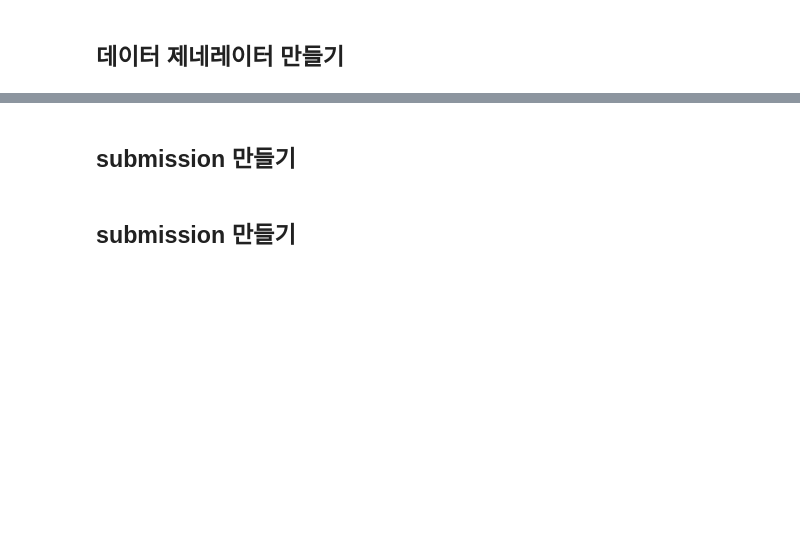
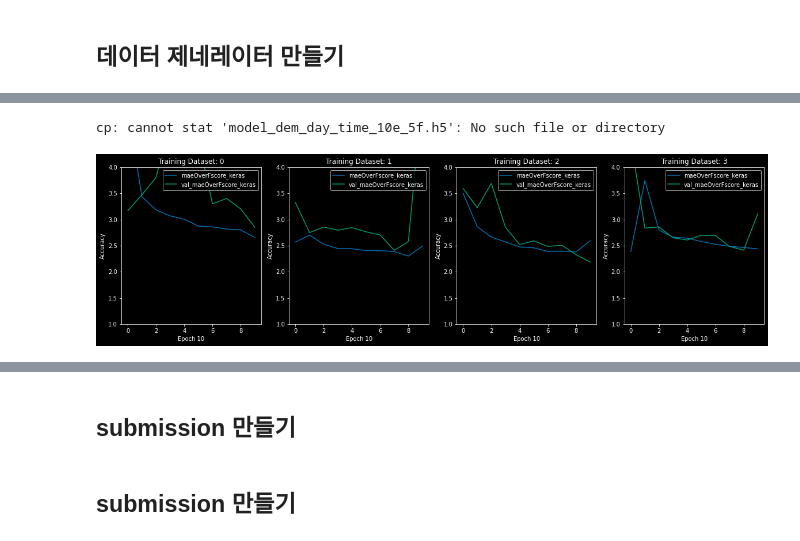
Before and after one commit to deagwon97/dacon-satellite-precipitation, a Jupyter notebook: Dacon_satellite_Modeling.ipynb, the cells around one changed output, grey strips where cells are left out. Cells and saved outputs as stored; diff of their text form; code cells hidden in the pictures; blank space fills up the shorter version.

```diff
--- a/Dacon_satellite_Modeling.ipynb
+++ b/Dacon_satellite_Modeling.ipynb
@@ -124,7 +132,7 @@ def build_model(input_layer, start_neurons):
 
     return output_layer
 
-input_layer = Input((40, 40, 14)) ## dem, month_sin, month_cos 추가
+input_layer = Input((40, 40, 16)) ## dem, month_sin, month_cos 추가
 output_layer = build_model(input_layer, 32)
 # %%
 model = Model(input_layer, output_layer)
@@ -163,0 +266,23 @@ model.compile(loss="mae", optimizer="adam", metrics=[maeOverFscore_keras, fscore
+# %%
+## 모델 저장하기
+model.save('modify_VGG_dem_day_time_10e_5f.h5')
+!cp model_dem_day_time_10e_5f.h5 '/content/drive/My Drive/2020 Kaggle Study/model'
+# %% [output]
+cp: cannot stat 'model_dem_day_time_10e_5f.h5': No such file or directory
+# %%
+plt.figure(figsize = (20,5))
+for dataset in range(4):
+    #plot_loss(model_history[dataset], 10 , f'Training Dataset: {dataset}')
+    plt.subplot(1,4,dataset+1)
+    #plot_acc(model_history[dataset], 10 , f'Training Dataset: {dataset}')
+    #plt.style.use('ggplot')
+    plt.plot(np.arange(0, 10), model_history[dataset].history['maeOverFscore_keras'], label='maeOverFscore_keras')
+    plt.plot(np.arange(0, 10), model_history[dataset].history['val_maeOverFscore_keras'], label='val_maeOverFscore_keras')
+    plt.title( f'Training Dataset: {dataset}')
+    plt.xlabel(f'Epoch {10}')
+    plt.ylabel('Accuracy')
+    plt.ylim(1,4)
+    plt.legend(loc='upper right')
+plt.show()
+# %% [output]
+[figure, added]
```
Also changed, not shown: parts of 13 cells of this notebook, 8 other files.
